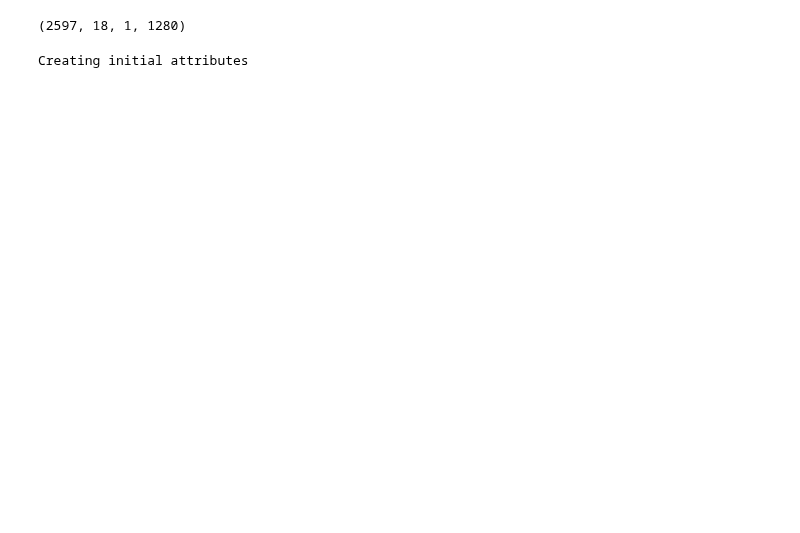
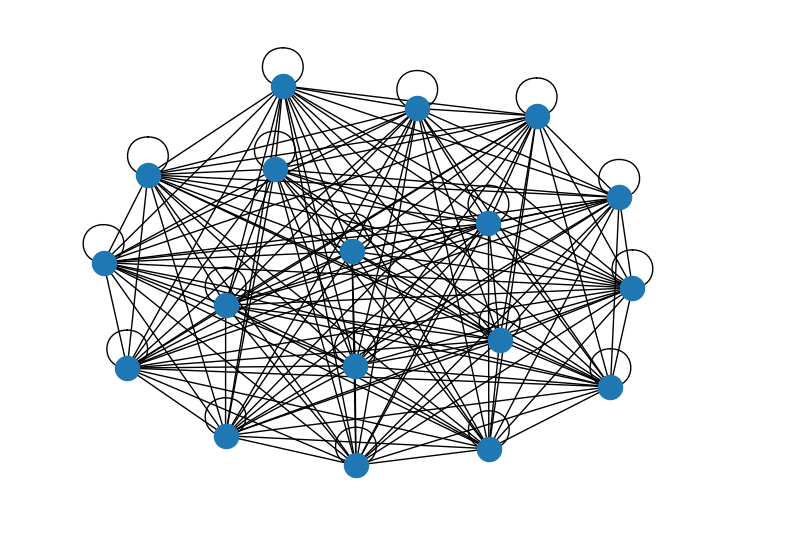
Before and after one commit to szmazurek/sano_eeg, a Jupyter notebook: seizure_table_reading.ipynb, the cells around one changed output. Saved outputs shown, nothing was run; the diff lists cells and outputs as text; code cells hidden in the pictures; blank space fills up the shorter version.

```diff
--- a/seizure_table_reading.ipynb
+++ b/seizure_table_reading.ipynb
@@ -9 +12,10 @@ import utils
+# %%
+graph = nx.complete_graph(18)
+self_loops = [[node,node]for node in graph.nodes()]
+graph.add_edges_from(self_loops)
+edges = np.array(torch_geometric.utils.from_networkx(graph))[0][1].numpy()
+# %%
+nx.draw(graph)
+# %% [output]
+[figure, added]
 # %%
@@ -77,4 +125,0 @@ dataloader = SeizureDataLoader(Path('npy_data'),Path('event_tables'))
-# %%
-dataloader._features.shape
-# %% [output]
-(2597, 18, 1, 1280)
@@ -81,7 +128,5 @@ dataloader._features.shape
 # %%
-dataloader._get_labels_and_features()
+dataloader._get_edges()
-# %% [output]
-Creating initial attributes
 # %%
 df = dataloader._get_event_tables('chb16')
 # %%
```
Also changed, not shown: parts of 4 cells of this notebook, 2 other files.
